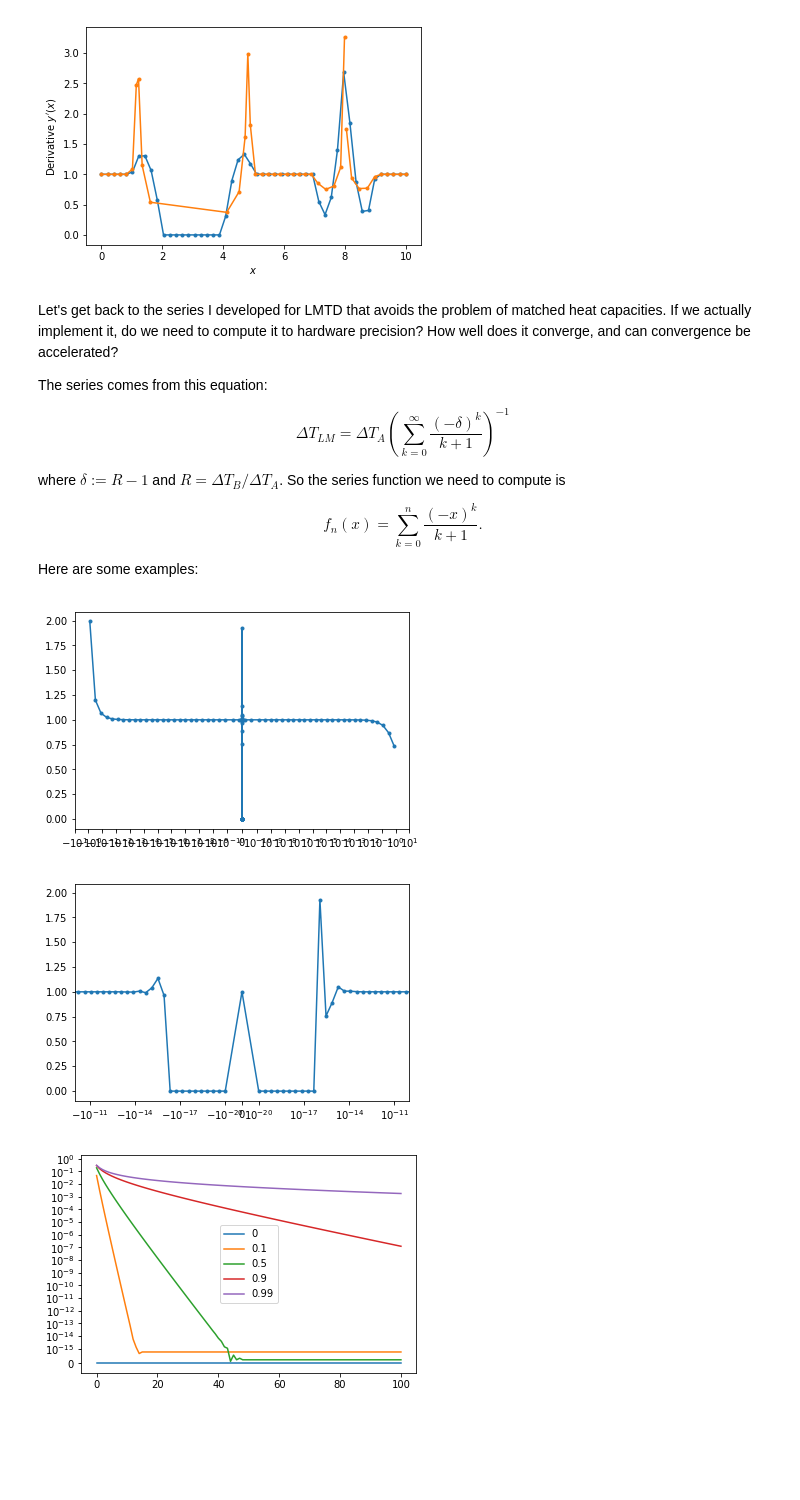
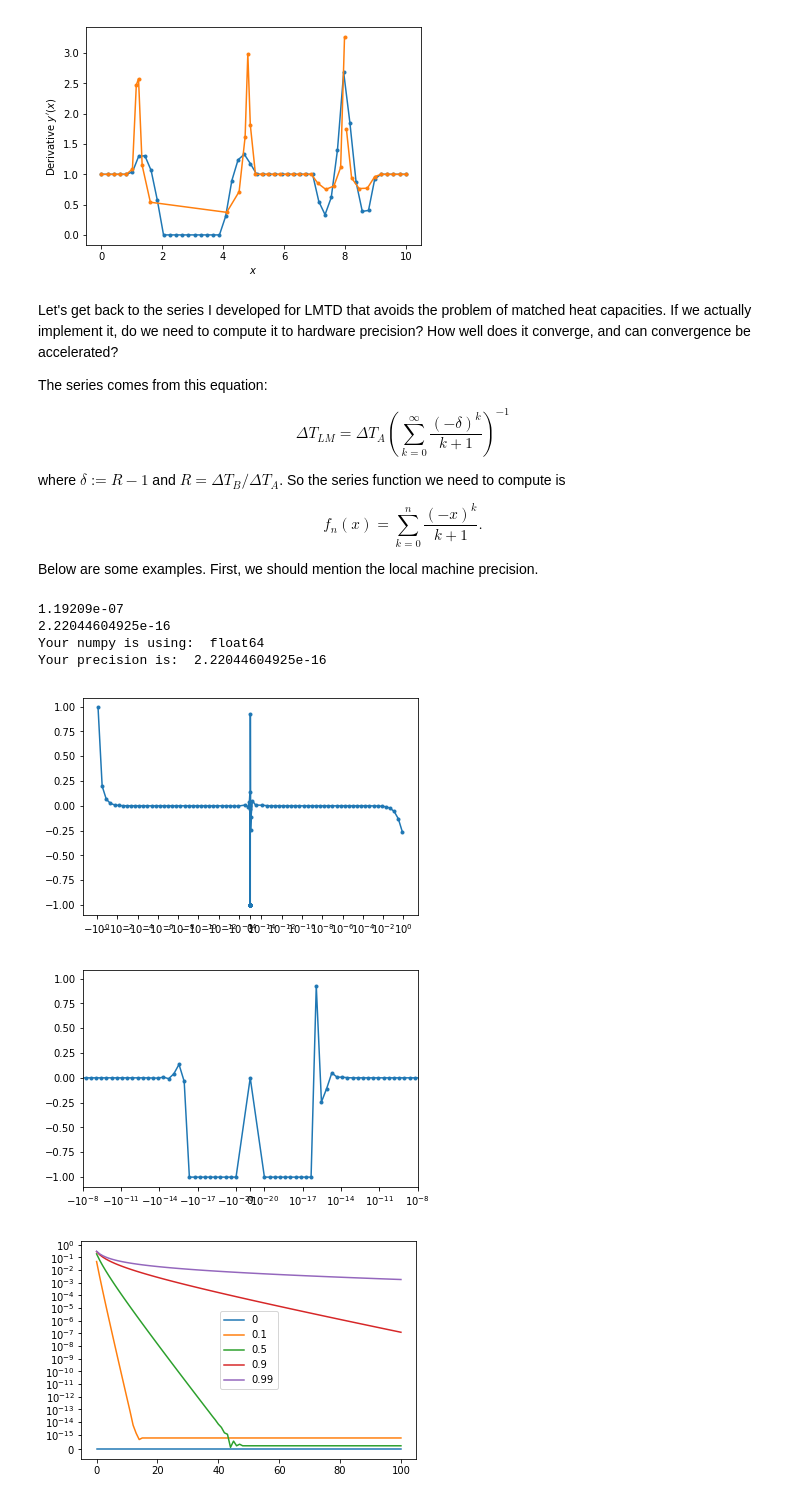
Before and after one commit to nfette/openACHP, a Jupyter notebook: src/aqua2-development-notes.ipynb, the cells around one changed output. Cells and saved outputs as stored; diff of their text form; code cells hidden in the pictures; blank space fills up the shorter version.

Commit message:
Note machine precision

```diff
--- a/src/aqua2-development-notes.ipynb
+++ b/src/aqua2-development-notes.ipynb
@@ -220,6 +220,18 @@ where $\delta := R - 1$ and $R = \Delta T_B / \Delta T_A$. So the series functio
 
 $$f_n(x) = \sum_{k=0}^{n} \frac{(-x)^{k}}{k+1}.$$
 
-Here are some examples:
+Below are some examples. First, we should mention the local machine precision.
+# %%
+import numpy as np
+print(np.finfo(np.float32).eps)
+print(np.finfo(np.float64).eps)
+print("Your numpy is using: ",np.linspace(0,1).dtype)
+eps = np.finfo(float).eps
+print("Your precision is: ", eps)
+# %% [output]
+1.19209e-07
+2.22044604925e-16
+Your numpy is using:  float64
+Your precision is:  2.22044604925e-16
 # %%
 from numpy import log, abs, array, vectorize, logspace, concatenate
@@ -248,16 +264,18 @@ def series1(x,n, sequence=False):
 # %%
-xs = concatenate([-logspace(-0.1,-20),[0],logspace(-20,-0.1)])
-ys = seriesTrueV(xs)
-plt.plot(xs,ys,'.-')
-plt.xscale('symlog',linthreshx=1e-10)
+plt.plot(xs,ys-1,'.-')
+plt.xscale('symlog',linthreshx=1e-14)
+#plt.yscale('symlog',linthreshx=1e-16)
+#plt.ylim((-1e-5,1e-5))
 plt.figure()
-plt.plot(xs,ys,'.-')
+plt.plot(xs,ys-1,'.-')
 plt.xscale('symlog',linthreshx=1e-20)
-plt.xlim((-1e-10,1e-10))
+#plt.yscale('symlog',linthreshx=1e-16)
+plt.xlim((-1e-8,1e-8))
+#plt.ylim((-1e-4,1e-4))
 plt.show()
 # %% [output]
-[figure, old version]
+[figure, new version]
-[figure, old version]
+[figure, new version]
 # %%
 fig1=plt.figure()
 ax1 = plt.subplot(111)
```
Also changed, not shown: parts of 2 cells of this notebook.
